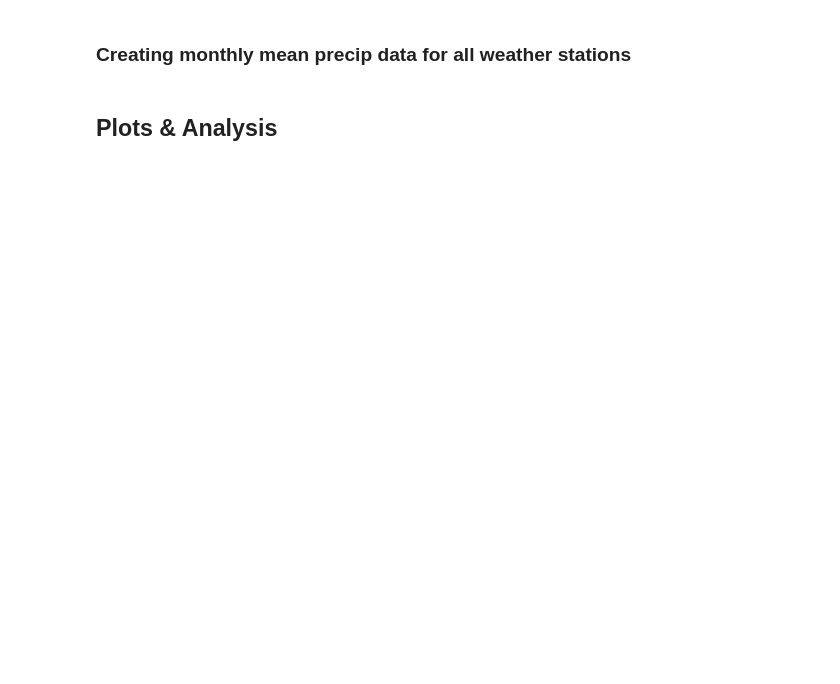
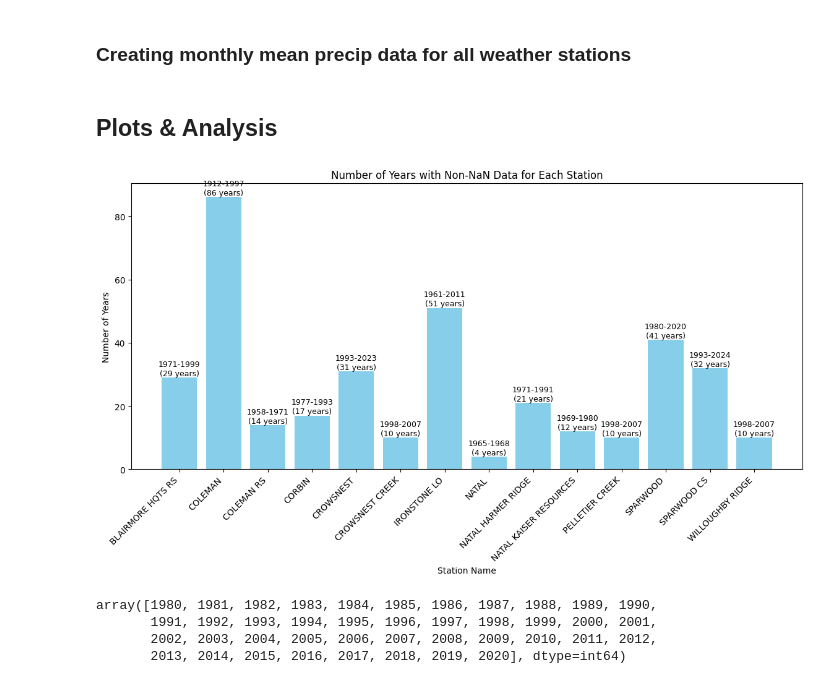
Before and after one commit to moniquebeaulieu/TM_PHES, a Jupyter notebook: EDA.ipynb, the cells around one changed output. Cells and saved outputs as stored; diff of their text form; code cells hidden in the pictures; blank space fills up the shorter version.

Commit message:
added plots

```diff
--- a/EDA.ipynb
+++ b/EDA.ipynb
@@ -240,3 +324,45 @@ CROWSNEST_CREEK_df_test
 
 # plot SWE
 # hydrometric?
+# %%
+# Group by 'station_name' and get the range of years for each station
+station_years_range = (
+    weathercan_df.dropna(subset=['total_precip'])  # Exclude rows with NaN in 'total_precip'
+    .groupby('station_name')['year']
+    .agg(['min', 'max'])
+)
+
+# Calculate the number of years for each station
+station_years_range['count'] = station_years_range['max'] - station_years_range['min'] + 1
+
+# Plotting the histogram with the correct year range and station names
+plt.figure(figsize=(14, 6))
+
+# Plotting the bar chart
+bar_plot = plt.bar(station_years_range.index, station_years_range['count'], color='skyblue')
+
+# Adding text on top of each bar with the correct year range
+for bar, min_year, max_year, count in zip(bar_plot, station_years_range['min'], station_years_range['max'], station_years_range['count']):
+    end_year = min(max_year, weathercan_df['year'].max())  # Set the maximum year to the overall max year
+    plt.text(bar.get_x() + bar.get_width() / 2, bar.get_height(), f"{min_year}-{end_year}\n({count} years)",
+             ha='center', va='bottom', fontsize=9, color='black')
+
+plt.title('Number of Years with Non-NaN Data for Each Station')
+plt.xlabel('Station Name')
+plt.ylabel('Number of Years')
+plt.xticks(rotation=45, ha='right')
+plt.show()
+# %% [output]
+[figure, added]
+# %%
+# Filter data for the 'SPARWOOD' station and exclude rows with NaN in 'total_precip'
+sparwood_df_from_wc = weathercan_df[(weathercan_df['station_name'] == 'SPARWOOD') & ~weathercan_df['total_precip'].isna()]
+
+# Get distinct years for the 'SPARWOOD' station
+distinct_values_sparwood_year = sparwood_df_from_wc['year'].unique()
+distinct_values_sparwood_year
+# %% [output]
+array([1980, 1981, 1982, 1983, 1984, 1985, 1986, 1987, 1988, 1989, 1990,
+       1991, 1992, 1993, 1994, 1995, 1996, 1997, 1998, 1999, 2000, 2001,
+       2002, 2003, 2004, 2005, 2006, 2007, 2008, 2009, 2010, 2011, 2012,
+       2013, 2014, 2015, 2016, 2017, 2018, 2019, 2020], dtype=int64)
```
Also changed, not shown: parts of 12 cells of this notebook.
